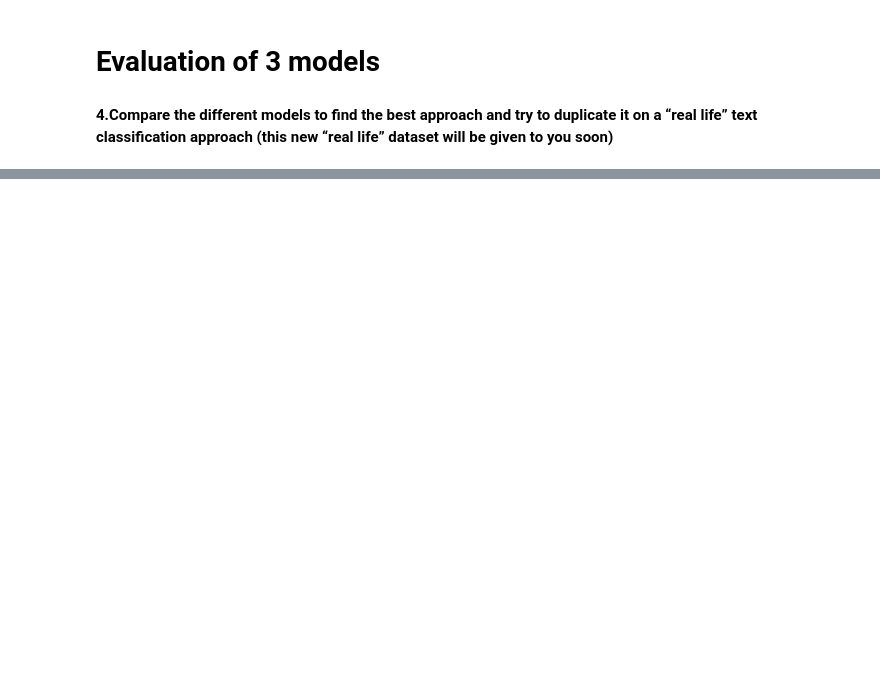
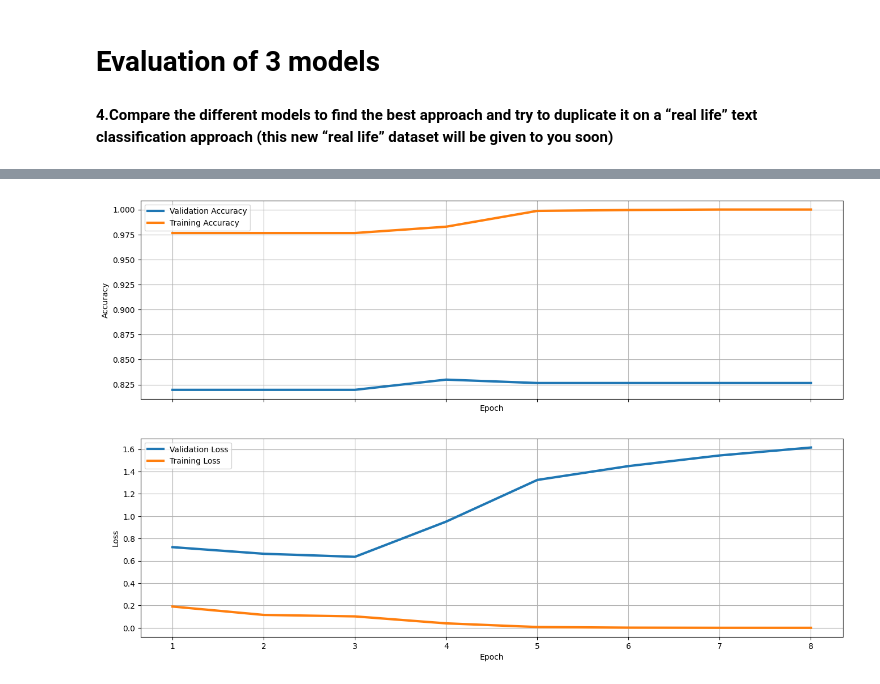
Before and after one commit to RymMehdi/Rym, a Jupyter notebook: nlp_project.ipynb, the cells around one changed output, grey strips where cells are left out. Drawn from its saved outputs; the diff is of its cells as text; code cells hidden in the pictures; blank space fills up the shorter version.

```diff
--- a/nlp_project.ipynb
+++ b/nlp_project.ipynb
@@ -363,0 +475,25 @@ The best model is the thirds one because he has the highest accuracy
+# %%
+# Get vocabulary size
+vocab_size = len(tokenizer.word_index) + 1
+
+# Pad sequences
+max_len = max(len(seq) for seq in X_train_seq_real)
+X_train_padded_real = tf.keras.preprocessing.sequence.pad_sequences(X_train_seq_real, maxlen=max_len)
+X_test_padded_real = tf.keras.preprocessing.sequence.pad_sequences(X_test_seq_real, maxlen=max_len)
+# %%
+# Encode labels
+label_encoder = LabelEncoder()
+y_train_encoded_real = label_encoder.fit_transform(y_train_real)
+y_test_encoded_real = label_encoder.transform(y_test_real)
+# %%
+# Model definition with lstm real
+model_lstm_real = tf.keras.Sequential([
+    tf.keras.layers.Embedding(vocab_size, 100, input_length=max_len),
+    tf.keras.layers.Conv1D(64, 5, activation='relu'),
+    tf.keras.layers.MaxPooling1D(pool_size=4),
+    tf.keras.layers.Bidirectional(tf.keras.layers.LSTM(32)),
+    tf.keras.layers.Dense(32, activation='relu'),
+    tf.keras.layers.Dropout(0.2),
+    tf.keras.layers.Dense(1, activation='sigmoid')
+])
+model_lstm_real.summary()
@@ -363,0 +520,6 @@ The best model is the thirds one because he has the highest accuracy
+# %%
+tf.keras.backend.clear_session()
+
+early = tf.keras.callbacks.EarlyStopping(patience=5, restore_best_weights=True)
+model_lstm_real.compile(loss='binary_crossentropy',optimizer='adam',metrics=['accuracy'])
+history_lstm_real = model_lstm_real.fit(X_train_padded_real, y_train_encoded_real, epochs=30, batch_size=32, validation_data=(X_test_padded_real, y_test_encoded_real), callbacks=[early])
@@ -363,0 +554,4 @@ The best model is the thirds one because he has the highest accuracy
+# %%
+plot_results(history_lstm_real)
+# %% [output]
+[figure, added]
```
Also changed, not shown: parts of 52 cells of this notebook.
